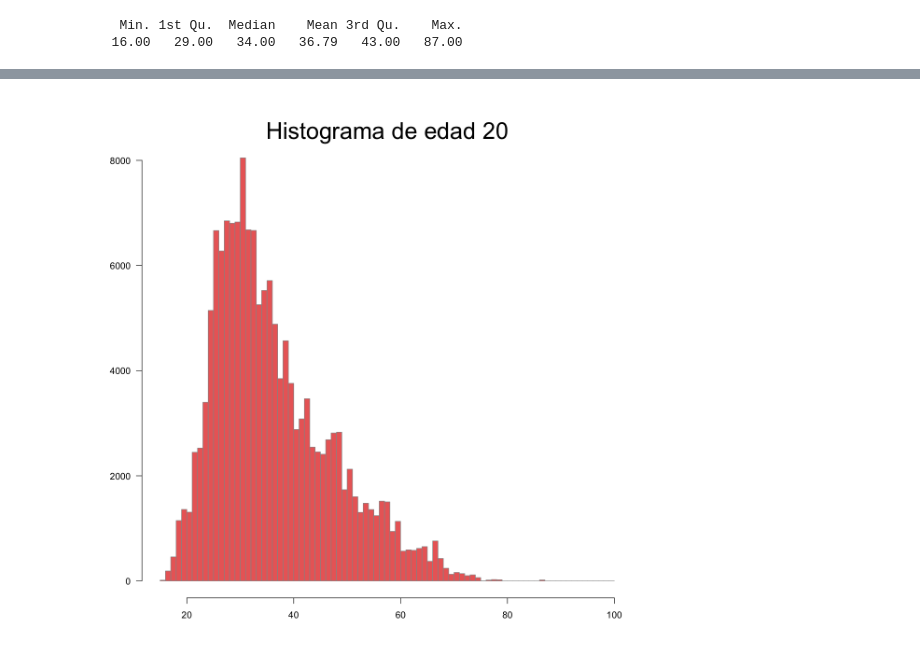
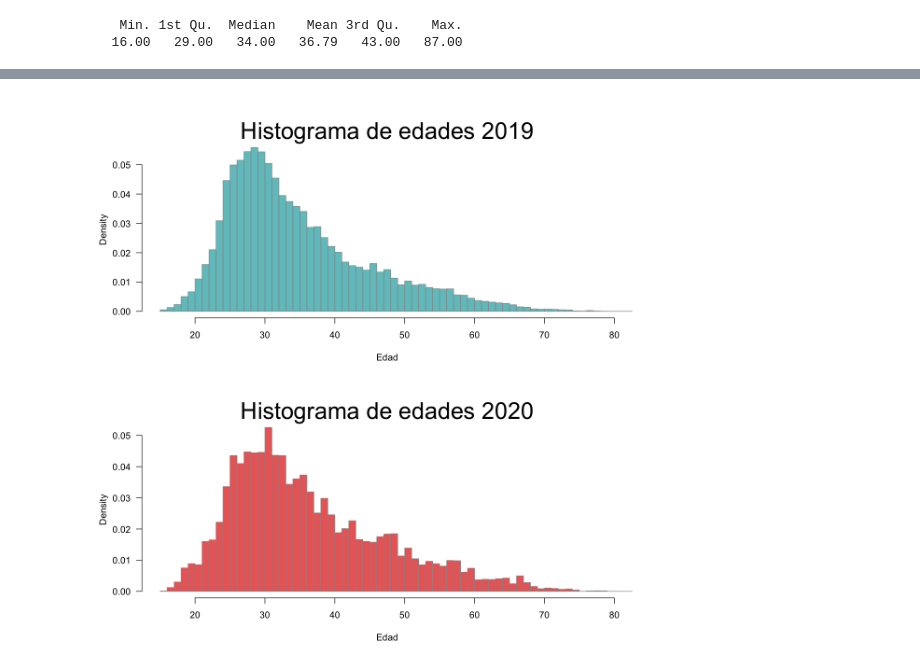
Before and after one commit to prope-2020-gh-classroom/practica-final-por-equipos-verano-2020-itam-Eduardo-Moreno, a Jupyter notebook: Descriptive_Analysis.ipynb, the cells around one changed output, grey strips where cells are left out. Saved outputs shown, nothing was run; the diff lists cells and outputs as text; code cells hidden in the pictures.

```diff
--- a/Descriptive_Analysis.ipynb
+++ b/Descriptive_Analysis.ipynb
@@ -219,13 +212,23 @@ legend(60,30000,legend = c(2019,2020),
-# %%
-hist(edad_20,
-     breaks=seq(15,100,1),
-     col=rosa,xlab='',ylab='',
-     border=gris,main='',axes=F)
-mtext('Histograma de edad 20', 3, cex=2.5)
-legend(60,30000,legend = c(2019,2020),
-       fill = c(azul,rosa),border=c(gris,gris),
-       box.col='white',cex=2)
-axis(1)
-axis(2,las=2)
-# %% [output]
-[figure, removed]
+# %%
+layout(1:2)
+
+hist(edad_19,
+     xlim=c(15,80),axes=F,
+     xlab='Edad',main='',
+     breaks=seq(15,100,1),
+     col=azul,
+     border=gris,freq=F)
+axis(1)
+axis(2,las=2)
+mtext('Histograma de edades 2019', 3, cex=2.5)
+
+hist(edad_20,xlim=c(15,80),
+     breaks=seq(15,100,1),
+     col=rosa,xlab='Edad',
+     border=gris,main='',axes=F,freq=F)
+mtext('Histograma de edades 2020', 3, cex=2.5)
+
+axis(1)
+axis(2,las=2)
+# %% [output]
+[figure, added]
```
Also changed, not shown: parts of 24 cells of this notebook, 2 other files.
